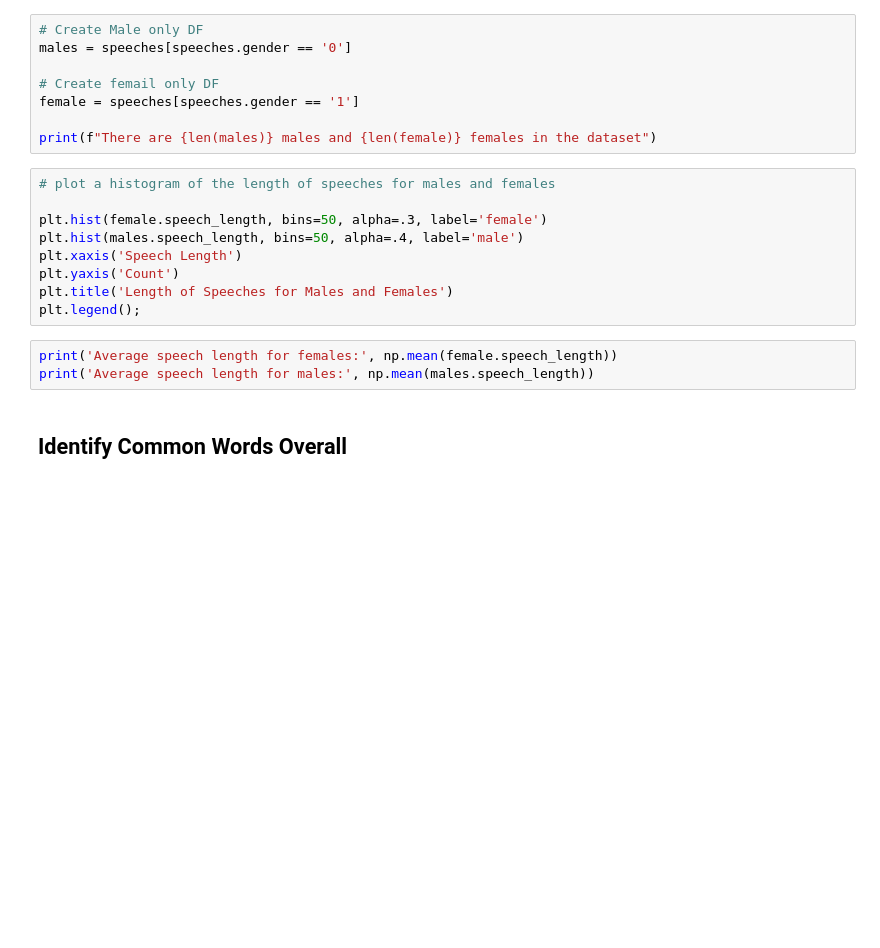
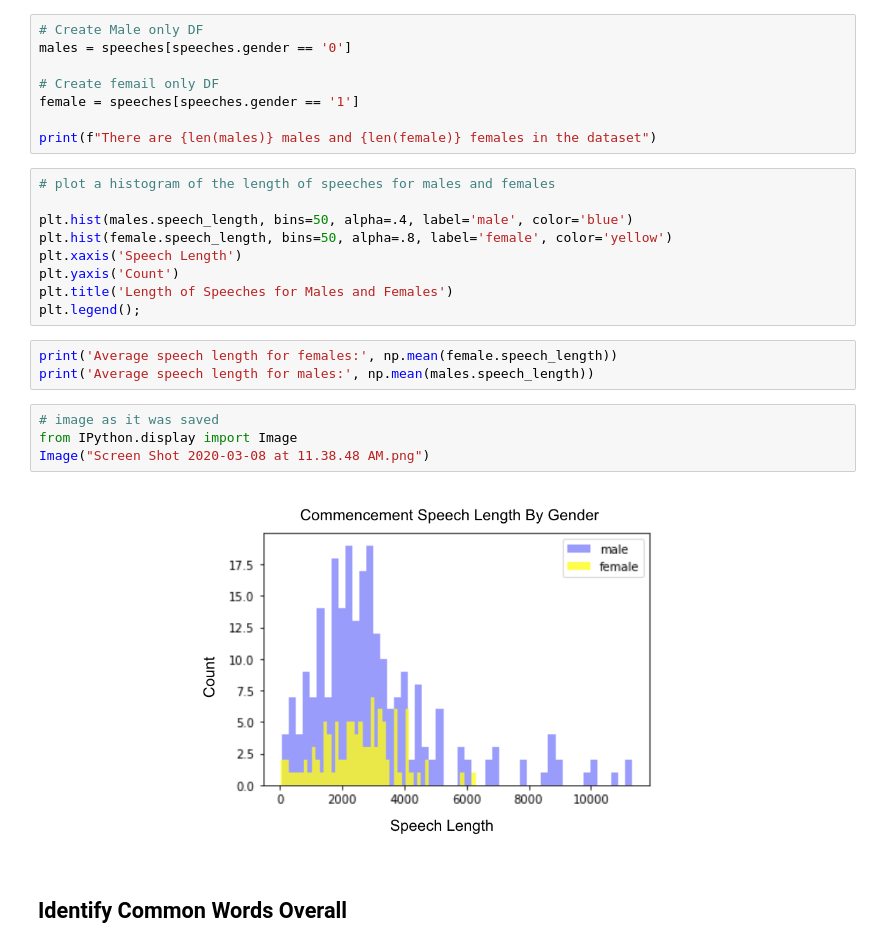
Before and after one commit to mollyliebeskind/NLP_Exploration_Leaders_and_Inspiration, a Jupyter notebook: NLP_To_Understand_The_Impact_Of_Gender_On_Leadership.ipynb, the cells around one changed output. Drawn from its saved outputs; the diff is of its cells as text; blank space fills up the shorter version.

Commit message:
Added all visuals created in tableau

```diff
--- a/NLP_To_Understand_The_Impact_Of_Gender_On_Leadership.ipynb
+++ b/NLP_To_Understand_The_Impact_Of_Gender_On_Leadership.ipynb
@@ -373,8 +373,8 @@ print(f"There are {len(males)} males and {len(female)} females in the dataset")
 # %%
 # plot a histogram of the length of speeches for males and females
 
-plt.hist(female.speech_length, bins=50, alpha=.3, label='female')
-plt.hist(males.speech_length, bins=50, alpha=.4, label='male')
+plt.hist(males.speech_length, bins=50, alpha=.4, label='male', color='blue')
+plt.hist(female.speech_length, bins=50, alpha=.8, label='female', color='yellow')
 plt.xaxis('Speech Length')
 plt.yaxis('Count')
 plt.title('Length of Speeches for Males and Females')
@@ -382,6 +382,12 @@ plt.legend();
 # %%
 print('Average speech length for females:', np.mean(female.speech_length))
 print('Average speech length for males:', np.mean(males.speech_length))
+# %%
+# image as it was saved
+from IPython.display import Image
+Image("Screen Shot 2020-03-08 at 11.38.48 AM.png")
+# %% [output]
+[figure, added]
 # %% [markdown]
 ## Identify Common Words Overall
 # %% [markdown]
```
Also changed, not shown: parts of 12 cells of this notebook.
